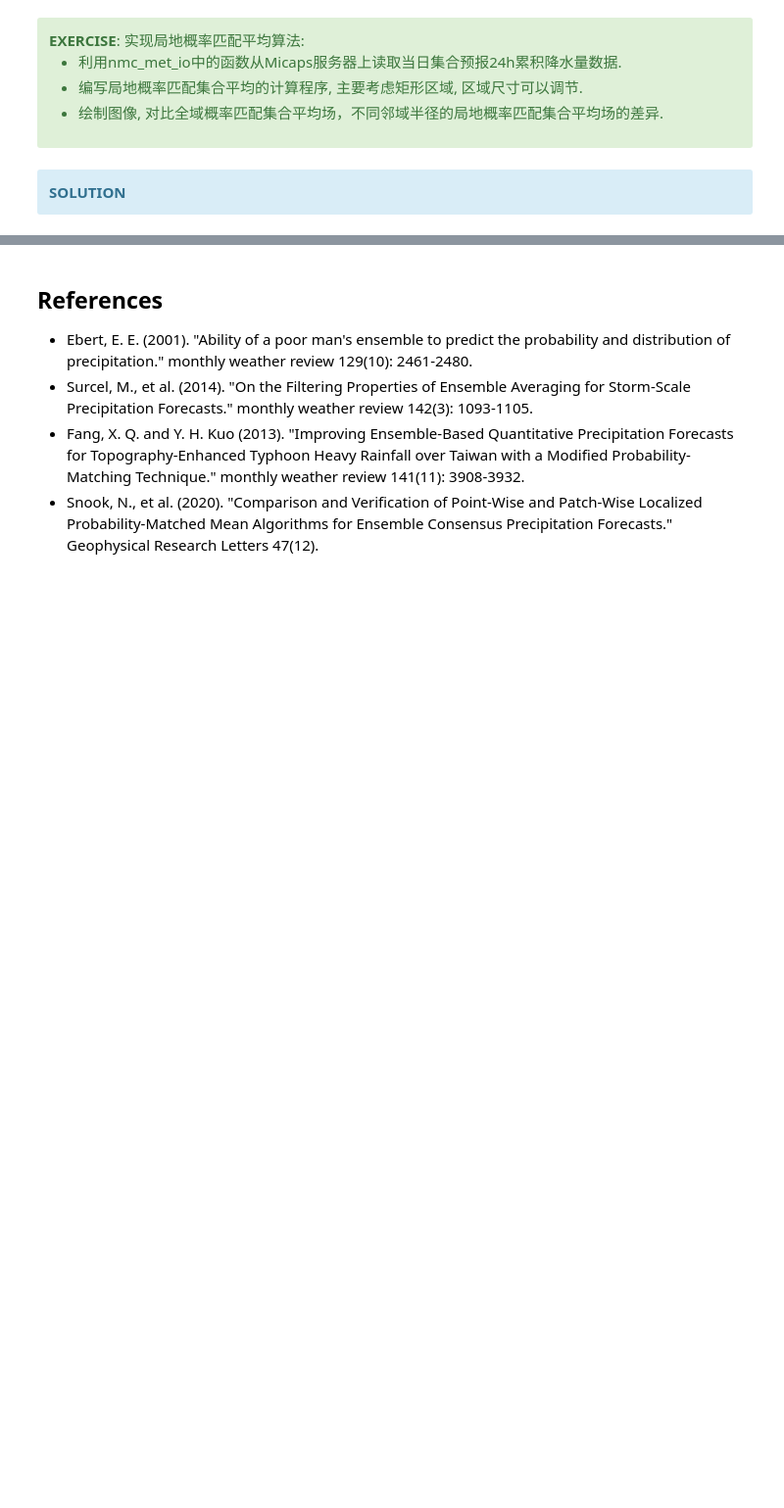
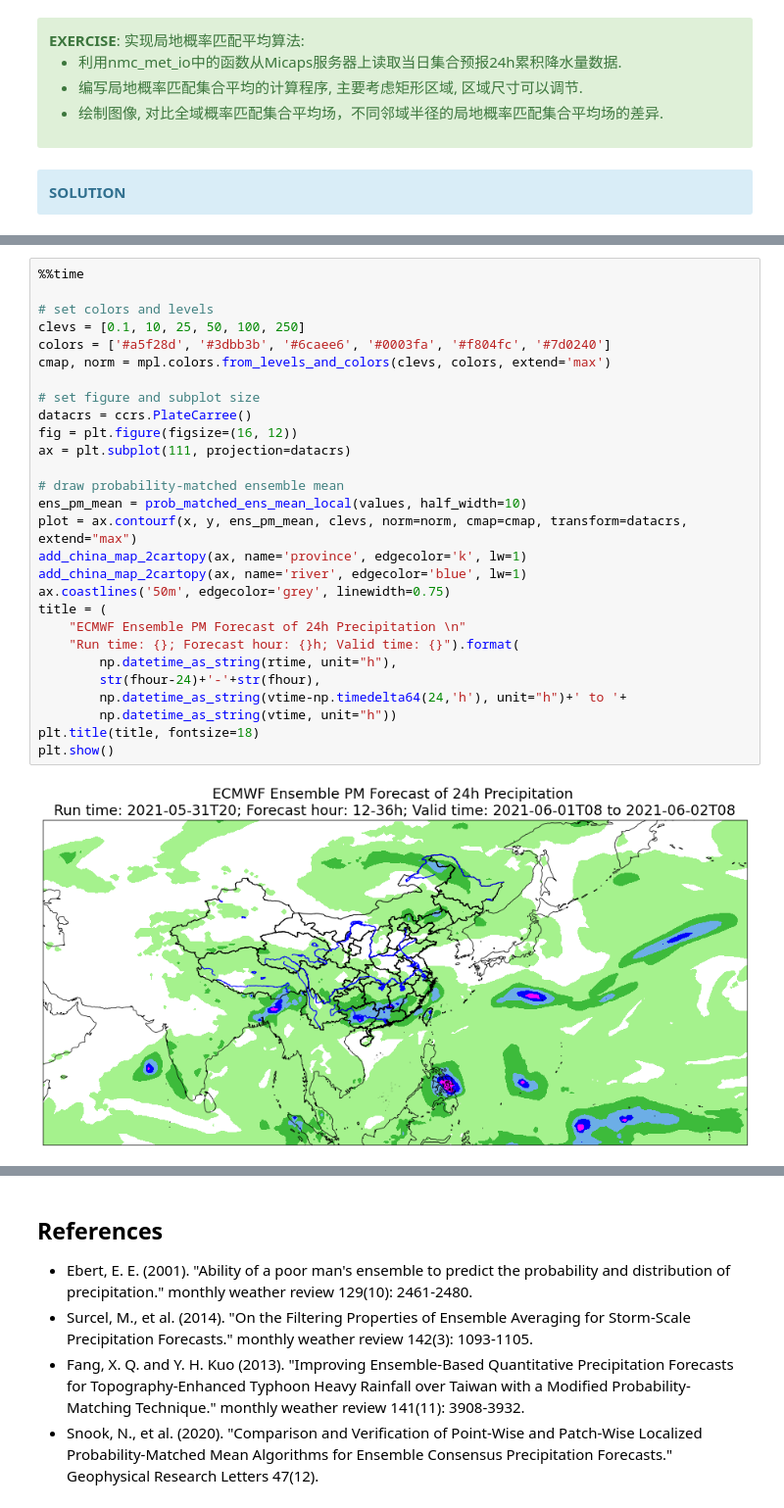
Before and after one commit to NMC-DAVE/dk_tutorials_2021, a Jupyter notebook: 02_probability_matched.ipynb, the cells around one changed output, grey strips where cells are left out. Shown at 98% size. Cells and saved outputs as stored; diff of their text form; blank space fills up the shorter version.

```diff
--- a/02_probability_matched.ipynb
+++ b/02_probability_matched.ipynb
@@ -559,0 +660,30 @@ Clark(2017)的研究指出，当在较大区域内计算概率匹配集合平均
+# %%
+%%time
+
+# set colors and levels
+clevs = [0.1, 10, 25, 50, 100, 250]
+colors = ['#a5f28d', '#3dbb3b', '#6caee6', '#0003fa', '#f804fc', '#7d0240']
+cmap, norm = mpl.colors.from_levels_and_colors(clevs, colors, extend='max')
+
+# set figure and subplot size
+datacrs = ccrs.PlateCarree()
+fig = plt.figure(figsize=(16, 12))
+ax = plt.subplot(111, projection=datacrs)
+
+# draw probability-matched ensemble mean
+ens_pm_mean = prob_matched_ens_mean_local(values, half_width=10)
+plot = ax.contourf(x, y, ens_pm_mean, clevs, norm=norm, cmap=cmap, transform=datacrs, extend="max")
+add_china_map_2cartopy(ax, name='province', edgecolor='k', lw=1)
+add_china_map_2cartopy(ax, name='river', edgecolor='blue', lw=1)
+ax.coastlines('50m', edgecolor='grey', linewidth=0.75)
+title = (
+    "ECMWF Ensemble PM Forecast of 24h Precipitation \n"
+    "Run time: {}; Forecast hour: {}h; Valid time: {}").format(
+        np.datetime_as_string(rtime, unit="h"),
+        str(fhour-24)+'-'+str(fhour),
+        np.datetime_as_string(vtime-np.timedelta64(24,'h'), unit="h")+' to '+
+        np.datetime_as_string(vtime, unit="h"))
+plt.title(title, fontsize=18)
+plt.show()
+# %% [output]
+[figure, added]
```
Also changed, not shown: parts of 8 cells of this notebook, 7 other files.
